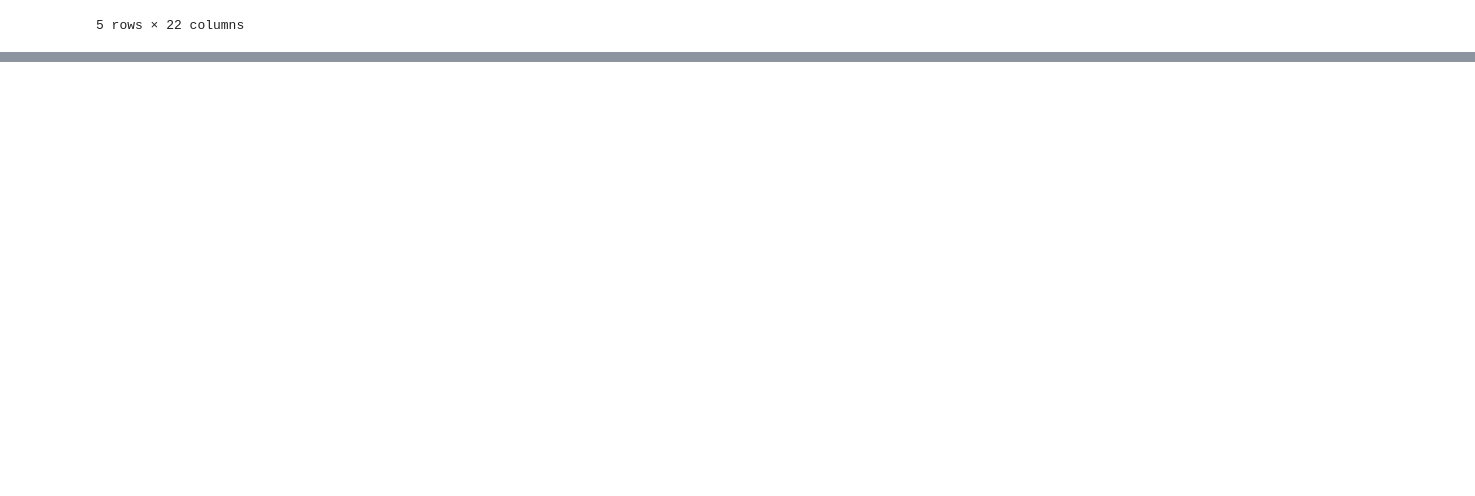
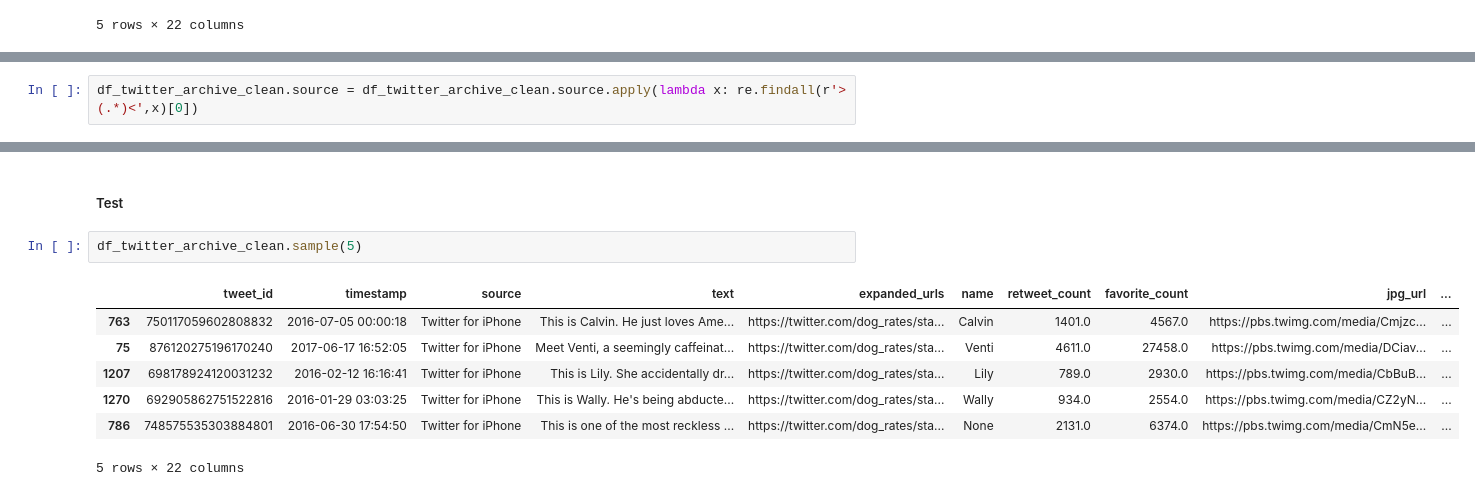
Before and after one commit to yagmurdalman/wrangle-and-analyze-data, a Jupyter notebook: wrangle_act.ipynb, the cells around one changed output, grey strips where cells are left out. Saved outputs shown, nothing was run; the diff lists cells and outputs as text; blank space fills up the shorter version.

Commit message:
feat: continue cleaning data
Define & solve one quality issue:
- Hard to understand the source from source column

```diff
--- a/wrangle_act.ipynb
+++ b/wrangle_act.ipynb
@@ -967,0 +976,2 @@ df_twitter_archive_clean.head()
+# %%
+df_twitter_archive_clean.source = df_twitter_archive_clean.source.apply(lambda x: re.findall(r'>(.*)<',x)[0])
@@ -967,0 +986,12 @@ df_twitter_archive_clean.head()
+# %% [markdown]
+##### Test
+# %%
+df_twitter_archive_clean.sample(5)
+# %% [output]
+|  | tweet_id | timestamp | source | text | expanded_urls | name | retweet_count | favorite_count | jpg_url | ... |
+| 763 | 750117059602808832 | 2016-07-05 00:00:18 | Twitter for iPhone | This is Calvin. He just loves Ame... | https://twitter.com/dog_rates/sta... | Calvin | 1401.0 | 4567.0 | https://pbs.twimg.com/media/Cmjzc... | ... |
+| 75 | 876120275196170240 | 2017-06-17 16:52:05 | Twitter for iPhone | Meet Venti, a seemingly caffeinat... | https://twitter.com/dog_rates/sta... | Venti | 4611.0 | 27458.0 | https://pbs.twimg.com/media/DCiav... | ... |
+| 1207 | 698178924120031232 | 2016-02-12 16:16:41 | Twitter for iPhone | This is Lily. She accidentally dr... | https://twitter.com/dog_rates/sta... | Lily | 789.0 | 2930.0 | https://pbs.twimg.com/media/CbBuB... | ... |
+| 1270 | 692905862751522816 | 2016-01-29 03:03:25 | Twitter for iPhone | This is Wally. He's being abducte... | https://twitter.com/dog_rates/sta... | Wally | 934.0 | 2554.0 | https://pbs.twimg.com/media/CZ2yN... | ... |
+| 786 | 748575535303884801 | 2016-06-30 17:54:50 | Twitter for iPhone | This is one of the most reckless ... | https://twitter.com/dog_rates/sta... | None | 2131.0 | 6374.0 | https://pbs.twimg.com/media/CmN5e... | ... |
+5 rows × 22 columns
```
Also changed, not shown: parts of 5 cells of this notebook.
